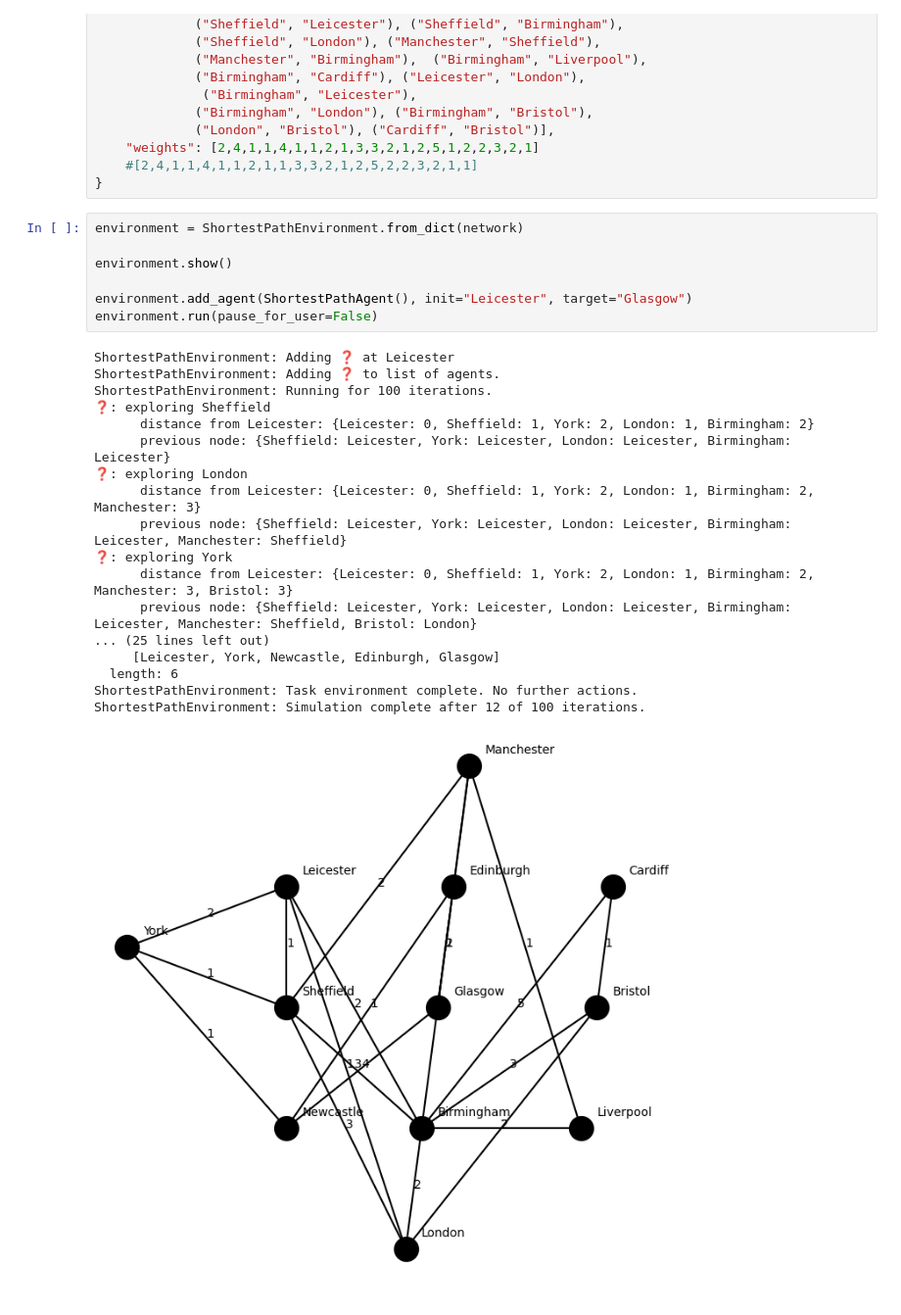
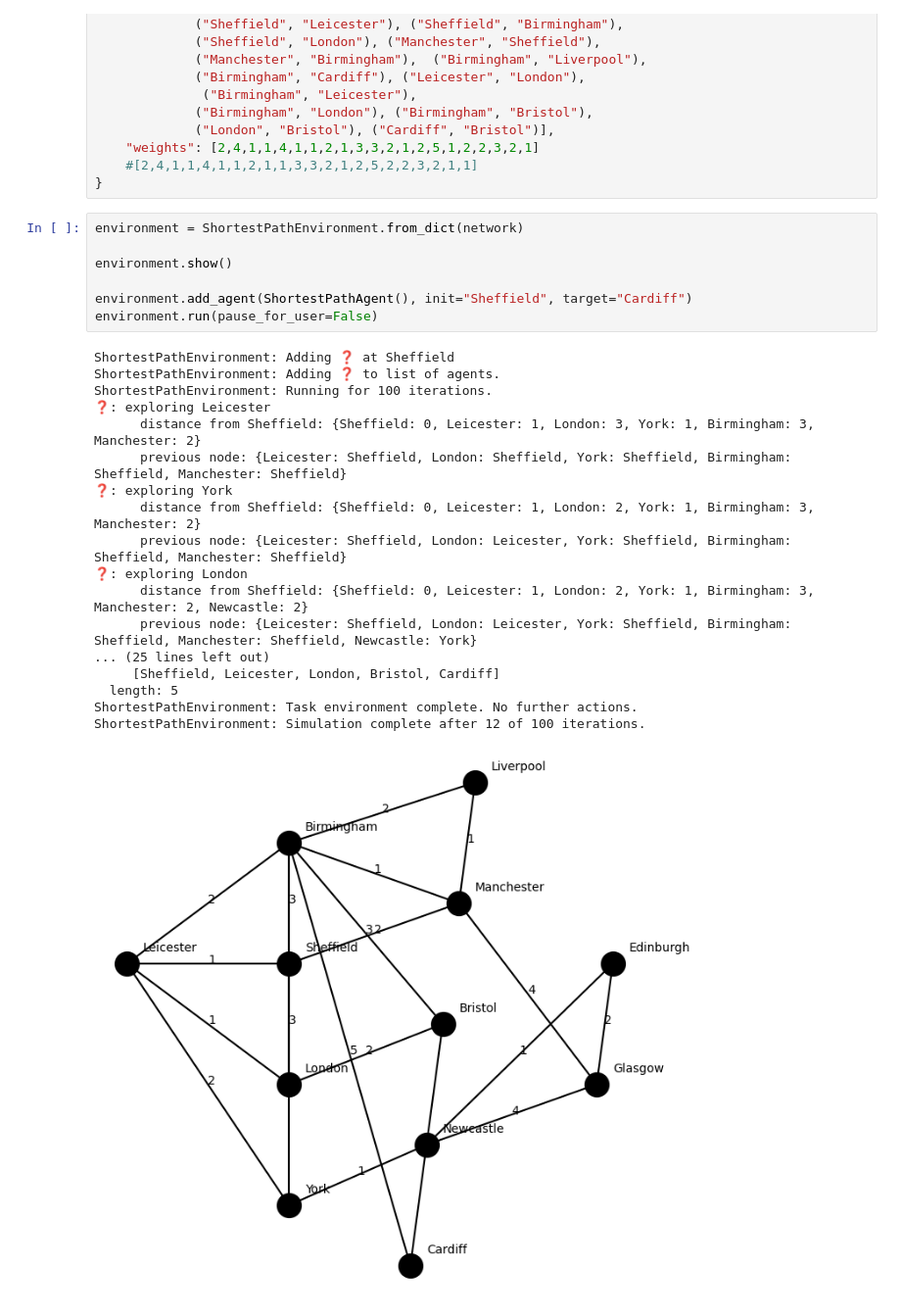
Before and after one commit to wilocw/co2114-codebase, a Jupyter notebook: tutorial/Tutorial 3.ipynb, the cells around one changed output. Shown at 98% size. Cells and saved outputs as stored; diff of their text form.

```diff
--- a/tutorial/Tutorial 3.ipynb
+++ b/tutorial/Tutorial 3.ipynb
@@ -542,26 +546,26 @@ network = {
 # %%
 environment = ShortestPathEnvironment.from_dict(network)
 
 environment.show()
 
-environment.add_agent(ShortestPathAgent(), init="Leicester", target="Glasgow")
+environment.add_agent(ShortestPathAgent(), init="Sheffield", target="Cardiff")
 environment.run(pause_for_user=False)
 # %% [output]
-ShortestPathEnvironment: Adding ❓ at Leicester
+ShortestPathEnvironment: Adding ❓ at Sheffield
 ShortestPathEnvironment: Adding ❓ to list of agents.
 ShortestPathEnvironment: Running for 100 iterations.
-❓: exploring Sheffield
-      distance from Leicester: {Leicester: 0, Sheffield: 1, York: 2, London: 1, Birmingham: 2}
-      previous node: {Sheffield: Leicester, York: Leicester, London: Leicester, Birmingham: Leicester}
+❓: exploring Leicester
+      distance from Sheffield: {Sheffield: 0, Leicester: 1, London: 3, York: 1, Birmingham: 3, Manchester: 2}
+      previous node: {Leicester: Sheffield, London: Sheffield, York: Sheffield, Birmingham: Sheffield, Manchester: Sheffield}
+❓: exploring York
+      distance from Sheffield: {Sheffield: 0, Leicester: 1, London: 2, York: 1, Birmingham: 3, Manchester: 2}
+      previous node: {Leicester: Sheffield, London: Leicester, York: Sheffield, Birmingham: Sheffield, Manchester: Sheffield}
 ❓: exploring London
-      distance from Leicester: {Leicester: 0, Sheffield: 1, York: 2, London: 1, Birmingham: 2, Manchester: 3}
-      previous node: {Sheffield: Leicester, York: Leicester, London: Leicester, Birmingham: Leicester, Manchester: Sheffield}
-❓: exploring York
-      distance from Leicester: {Leicester: 0, Sheffield: 1, York: 2, London: 1, Birmingham: 2, Manchester: 3, Bristol: 3}
-      previous node: {Sheffield: Leicester, York: Leicester, London: Leicester, Birmingham: Leicester, Manchester: Sheffield, Bristol: London}
+      distance from Sheffield: {Sheffield: 0, Leicester: 1, London: 2, York: 1, Birmingham: 3, Manchester: 2, Newcastle: 2}
+      previous node: {Leicester: Sheffield, London: Leicester, York: Sheffield, Birmingham: Sheffield, Manchester: Sheffield, Newcastle: York}
 ... (25 lines left out)
-     [Leicester, York, Newcastle, Edinburgh, Glasgow]
-  length: 6
+     [Sheffield, Leicester, London, Bristol, Cardiff]
+  length: 5
 ShortestPathEnvironment: Task environment complete. No further actions.
 ShortestPathEnvironment: Simulation complete after 12 of 100 iterations.
-[figure, old version]
+[figure, new version]
```
Also changed, not shown: parts of 8 cells of this notebook, 2 other files.
